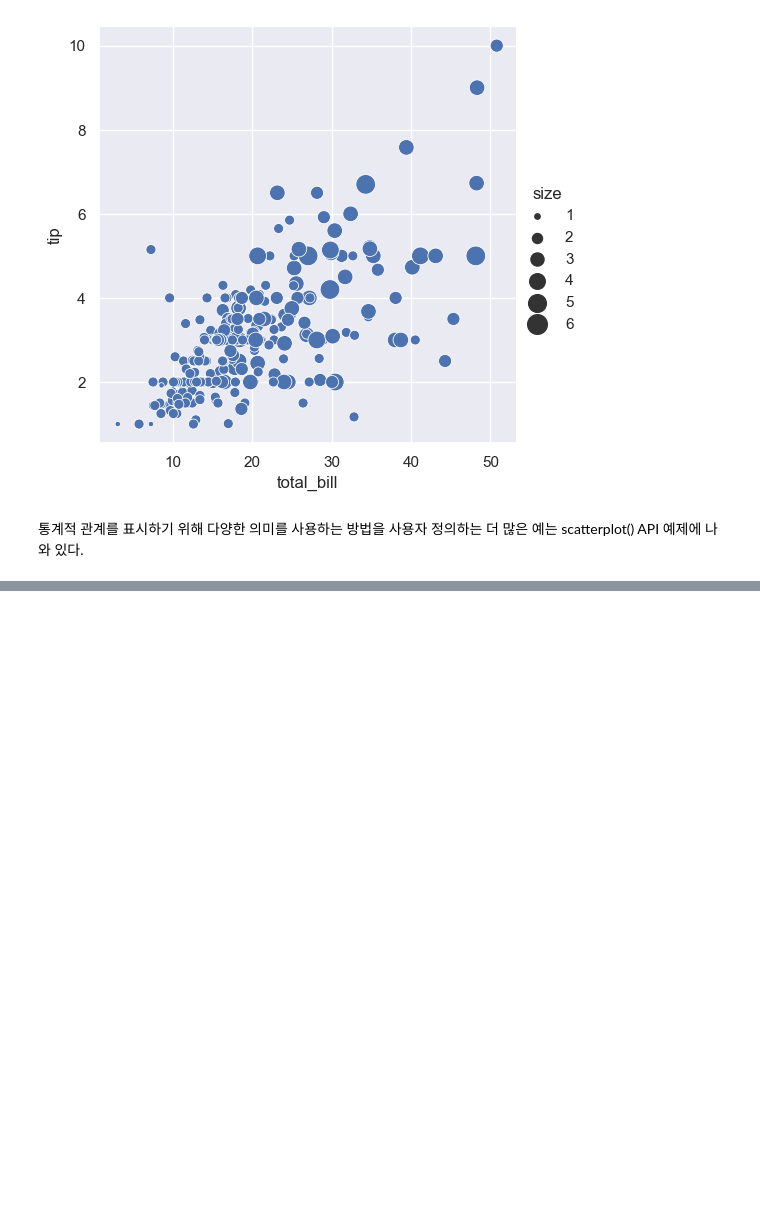
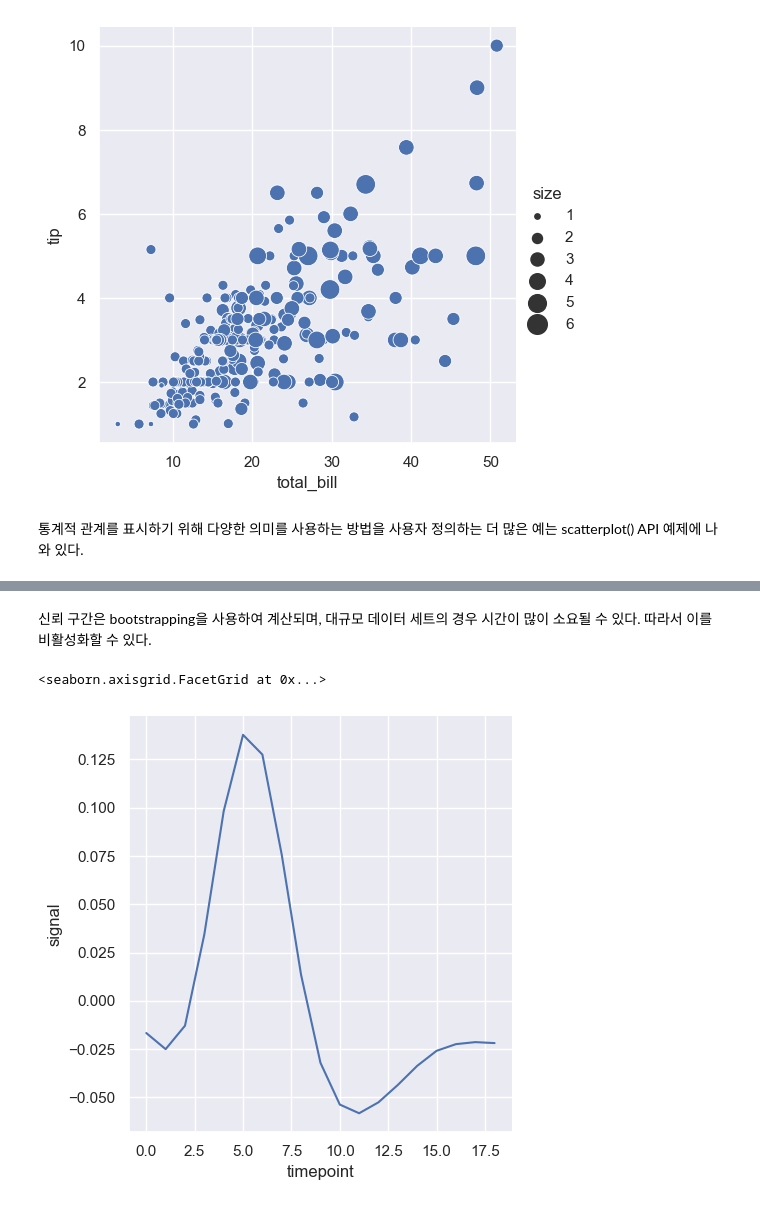
Before and after one commit to channseo/transcribe_tutorials, a Jupyter notebook: seaborn/06 Visualizing statistical relationships.ipynb, the cells around one changed output, grey strips where cells are left out. Saved outputs shown, nothing was run; the diff lists cells and outputs as text; code cells hidden in the pictures; blank space fills up the shorter version.

```diff
--- a/seaborn/06 Visualizing statistical relationships.ipynb
+++ b/seaborn/06 Visualizing statistical relationships.ipynb
@@ -96,0 +118,10 @@ sns.relplot(
+# %% [markdown]
+신뢰 구간은 bootstrapping을 사용하여 계산되며, 대규모 데이터 세트의 경우 시간이 많이 소요될 수 있다. 따라서 이를 비활성화할 수 있다.
+# %%
+sns.relplot(
+    data=fmri, kind="line",
+    x="timepoint", y="signal", errorbar=None,
+)
+# %% [output]
+<seaborn.axisgrid.FacetGrid at 0x...>
+[figure, added]
```
Also changed, not shown: parts of 8 cells of this notebook.
